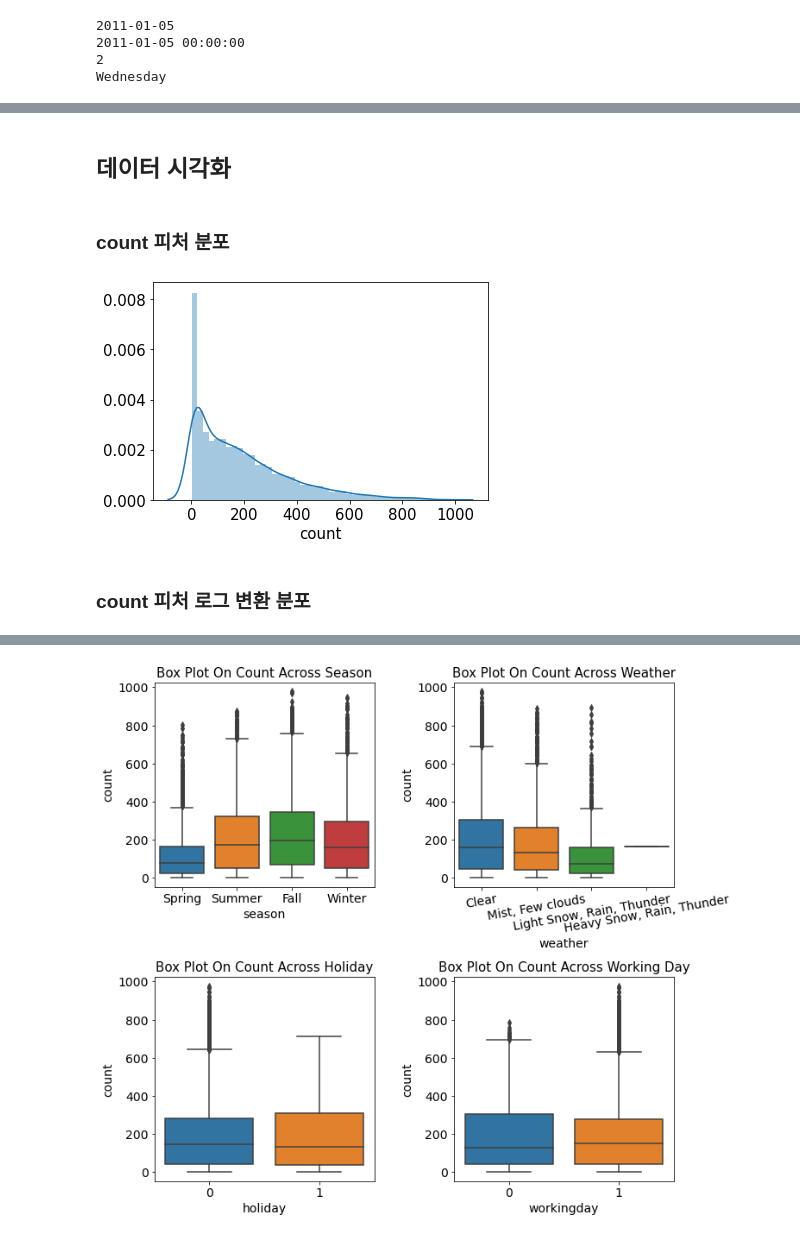
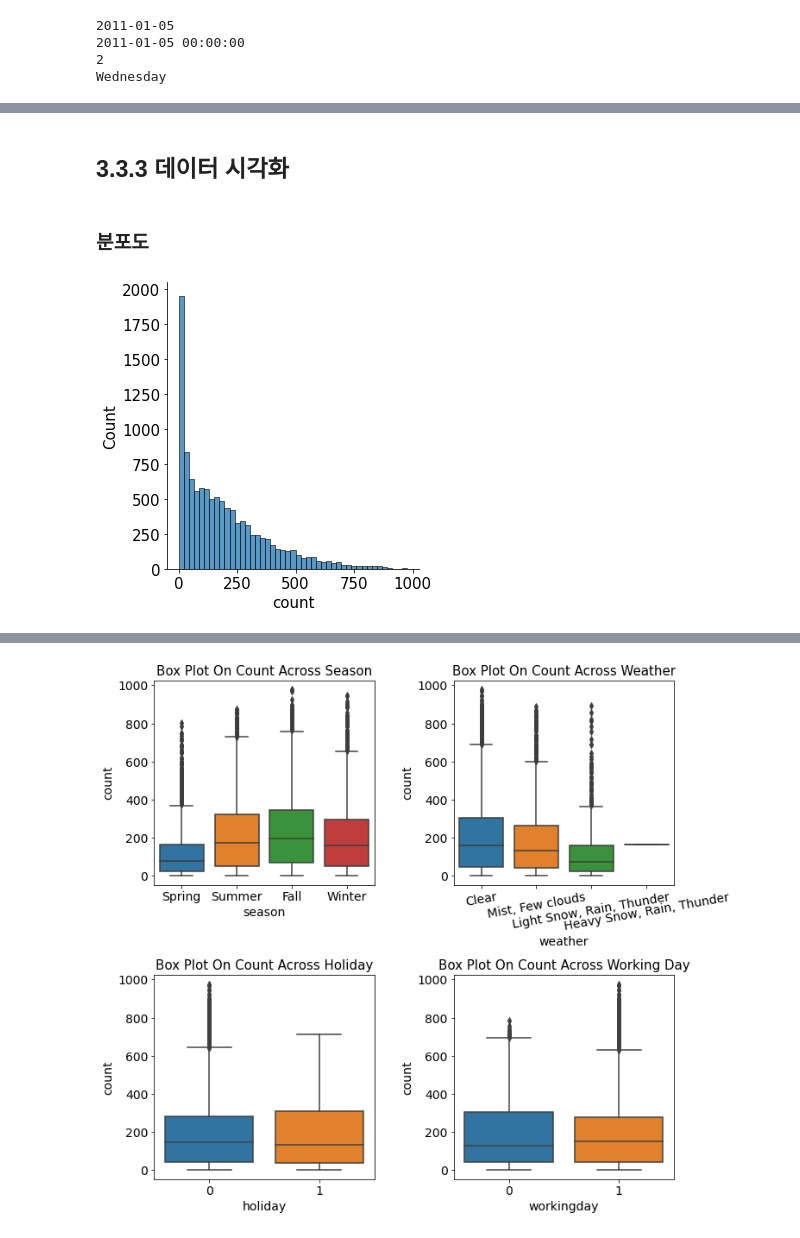
Before and after one commit to BaekKyunShin/Must-Have-Kaggle-Data-Science, a Jupyter notebook: ch3/bike_sharing_demand_EDA.ipynb, the cells around one changed output, grey strips where cells are left out. Drawn from its saved outputs; the diff is of its cells as text; code cells hidden in the pictures.

```diff
--- a/ch3/bike_sharing_demand_EDA.ipynb
+++ b/ch3/bike_sharing_demand_EDA.ipynb
@@ -181,19 +170,17 @@ train.head()
 | 3 | 2011-01-01 03:00:00 | Spring | 0 | 0 | Clear | 9.84 | 14.395 | 75 | 0.0 | 3 | ... |
 | 4 | 2011-01-01 04:00:00 | Spring | 0 | 0 | Clear | 9.84 | 14.395 | 75 | 0.0 | 0 | ... |
 # %% [markdown]
-## 데이터 시각화
+## 3.3.3 데이터 시각화
-# %% [markdown]
-### count 피처 분포
 # %%
 import seaborn as sns
 import matplotlib as mpl
 import matplotlib.pyplot as plt
 %matplotlib inline
-
-mpl.rc('font', size=15) # 폰트 크기 15로 설정 ---①
-sns.distplot(train['count']); # 분포도 출력
-# %% [output]
-[figure, removed]
-# %% [markdown]
-### count 피처 로그 변환 분포
+# %% [markdown]
+### 분포도
+# %%
+mpl.rc('font', size=15) # 폰트 크기 15로 설정
+sns.displot(train['count']); # 분포도 출력
+# %% [output]
+[figure, added]
 # %%
```
Also changed, not shown: parts of 25 cells of this notebook.
